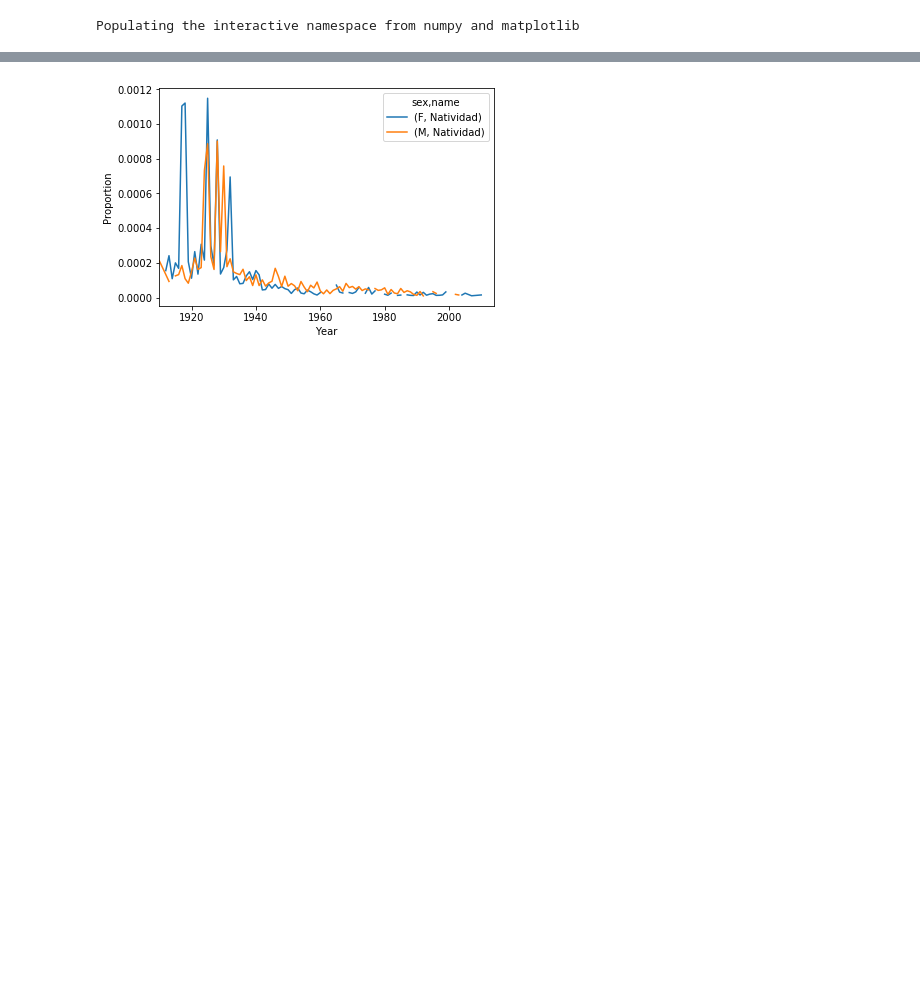
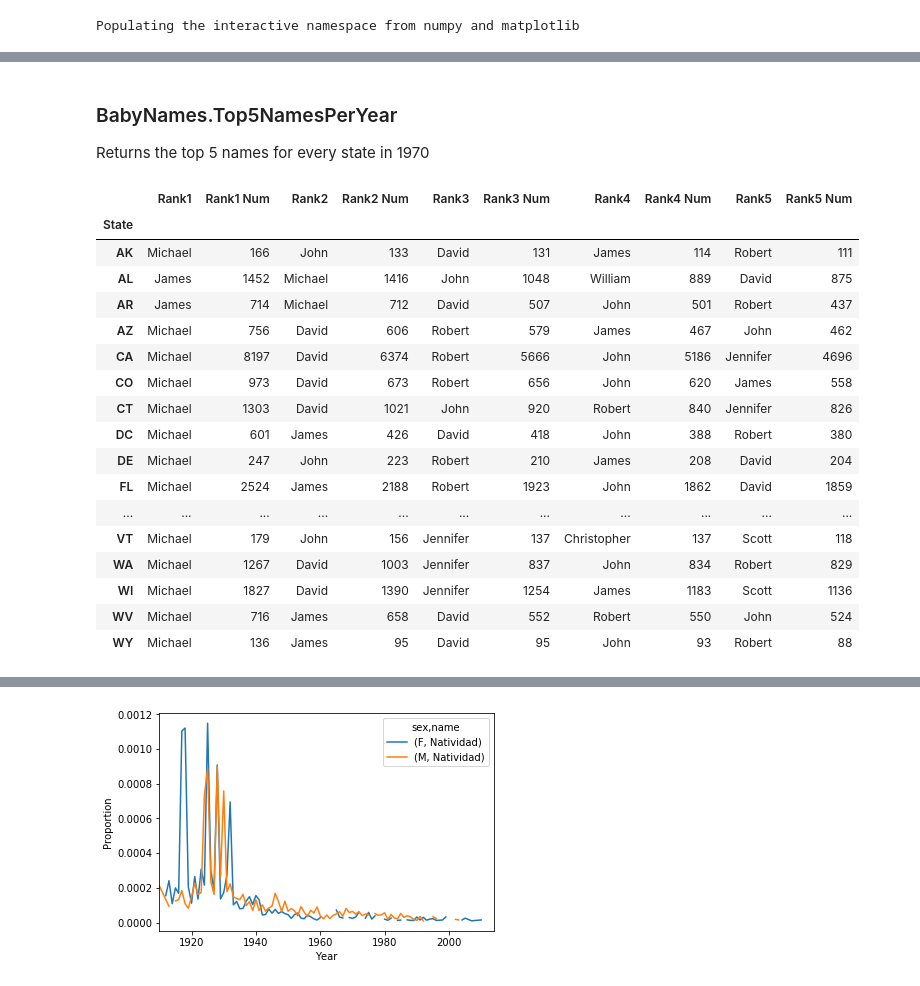
Before and after one commit to spalmerg/BabyNamesProject, a Jupyter notebook: Project 1 - Babynames.ipynb, the cells around one changed output, grey strips where cells are left out. Drawn from its saved outputs; the diff is of its cells as text; code cells hidden in the pictures; blank space fills up the shorter version.

```diff
--- a/Project 1 - Babynames.ipynb
+++ b/Project 1 - Babynames.ipynb
@@ -144,0 +206,24 @@ test = BabyNames(l_path)
+# %% [markdown]
+### BabyNames.Top5NamesPerYear
+Returns the top 5 names for every state in 1970
+# %%
+test.Top5NamesPerYear(year = 1970)
+# %% [output]
+|  | Rank1 | Rank1 Num | Rank2 | Rank2 Num | Rank3 | Rank3 Num | Rank4 | Rank4 Num | Rank5 | Rank5 Num |
+| State |  |  |  |  |  |  |  |  |  |  |
+| AK | Michael | 166 | John | 133 | David | 131 | James | 114 | Robert | 111 |
+| AL | James | 1452 | Michael | 1416 | John | 1048 | William | 889 | David | 875 |
+| AR | James | 714 | Michael | 712 | David | 507 | John | 501 | Robert | 437 |
+| AZ | Michael | 756 | David | 606 | Robert | 579 | James | 467 | John | 462 |
+| CA | Michael | 8197 | David | 6374 | Robert | 5666 | John | 5186 | Jennifer | 4696 |
+| CO | Michael | 973 | David | 673 | Robert | 656 | John | 620 | James | 558 |
+| CT | Michael | 1303 | David | 1021 | John | 920 | Robert | 840 | Jennifer | 826 |
+| DC | Michael | 601 | James | 426 | David | 418 | John | 388 | Robert | 380 |
+| DE | Michael | 247 | John | 223 | Robert | 210 | James | 208 | David | 204 |
+| FL | Michael | 2524 | James | 2188 | Robert | 1923 | John | 1862 | David | 1859 |
+| ... | ... | ... | ... | ... | ... | ... | ... | ... | ... | ... |
+| VT | Michael | 179 | John | 156 | Jennifer | 137 | Christopher | 137 | Scott | 118 |
+| WA | Michael | 1267 | David | 1003 | Jennifer | 837 | John | 834 | Robert | 829 |
+| WI | Michael | 1827 | David | 1390 | Jennifer | 1254 | James | 1183 | Scott | 1136 |
+| WV | Michael | 716 | James | 658 | David | 552 | Robert | 550 | John | 524 |
+| WY | Michael | 136 | James | 95 | David | 95 | John | 93 | Robert | 88 |
```
Also changed, not shown: parts of 15 cells of this notebook.
